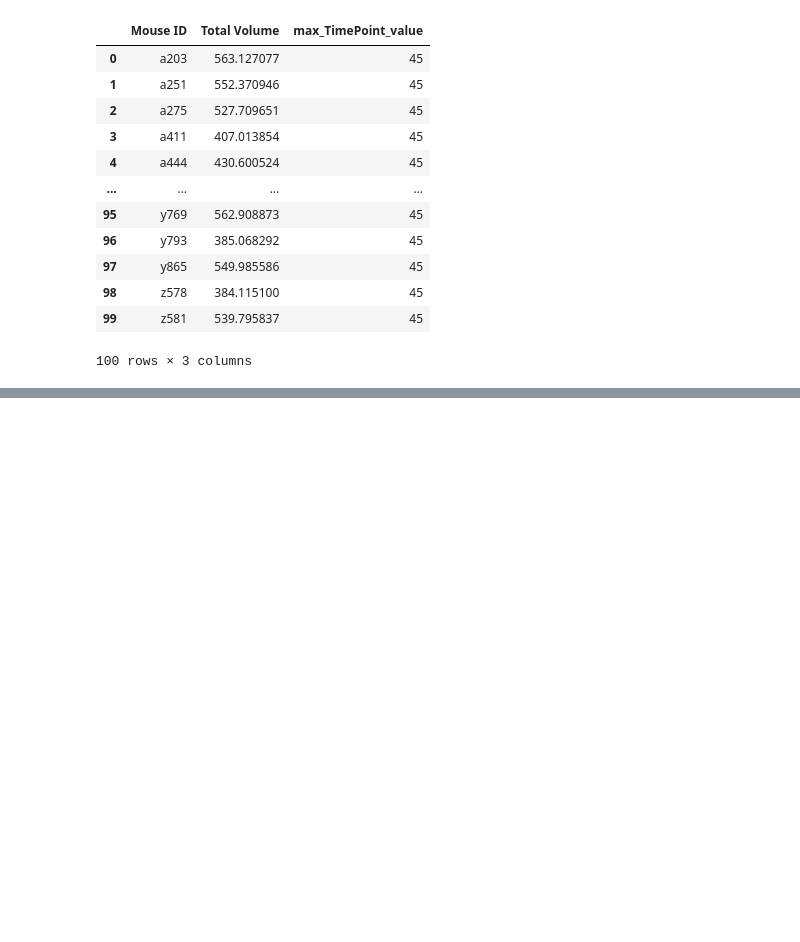
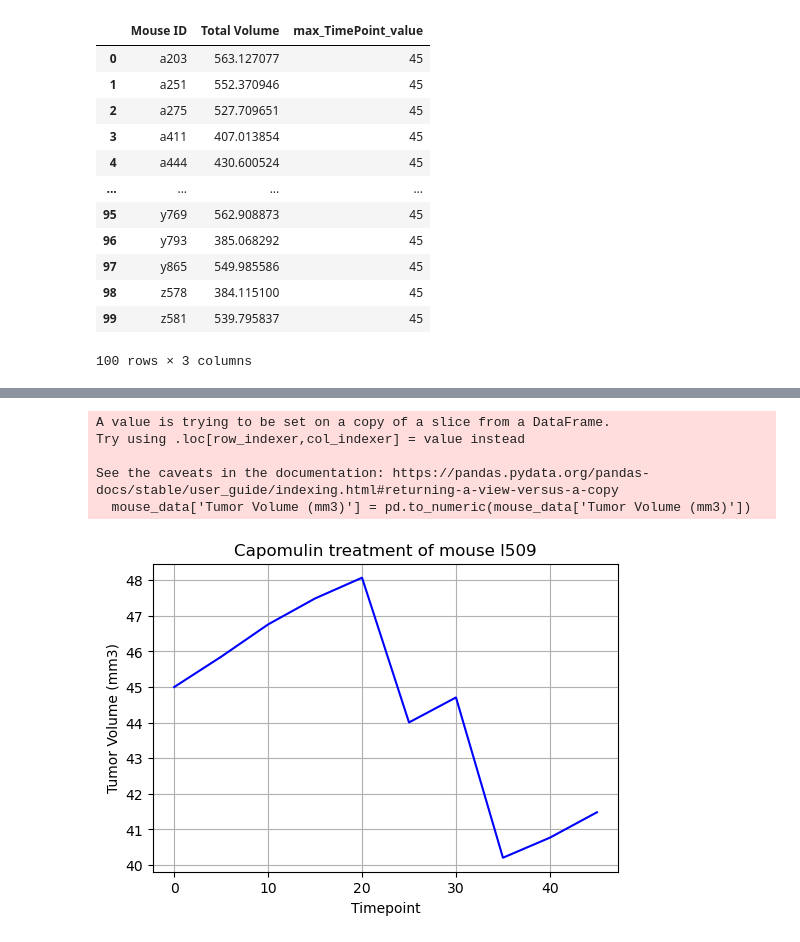
Before and after one commit to spoudel977/data_visualization_challenge, a Jupyter notebook: capomulin_efficacy_analysis.ipynb, the cells around one changed output, grey strips where cells are left out. Cells and saved outputs as stored; diff of their text form; code cells hidden in the pictures; blank space fills up the shorter version.

```diff
--- a/capomulin_efficacy_analysis.ipynb
+++ b/capomulin_efficacy_analysis.ipynb
@@ -379,0 +458,26 @@ print("Potential Outliers:", outliers)
+# %%
+# Select data for a specific mouse treated with Capomulin
+mouse_id = 'l509'
+mouse_data = combined_clean_df[(combined_clean_df['Drug Regimen'] == 'Capomulin') & (combined_clean_df['Mouse ID'] == mouse_id)]
+
+# Convert 'Tumor Volume (mm3)' column to numeric data type
+mouse_data['Tumor Volume (mm3)'] = pd.to_numeric(mouse_data['Tumor Volume (mm3)'])
+
+# Aggregate the data by taking the mean tumor volume for each timepoint
+mouse_data_mean = mouse_data.groupby('Timepoint')['Tumor Volume (mm3)'].mean().reset_index()
+
+# Plot the line plot
+plt.figure(figsize=(6, 4))
+plt.plot(mouse_data_mean['Timepoint'], mouse_data_mean['Tumor Volume (mm3)'], color='b', linestyle='-')
+plt.title(f'Capomulin treatment of mouse {mouse_id}')
+plt.xlabel('Timepoint')
+plt.ylabel('Tumor Volume (mm3)')
+plt.grid(True)
+plt.show()
+# %% [output]
+A value is trying to be set on a copy of a slice from a DataFrame.
+Try using .loc[row_indexer,col_indexer] = value instead
+
+See the caveats in the documentation: https://pandas.pydata.org/pandas-docs/stable/user_guide/indexing.html#returning-a-view-versus-a-copy
+  mouse_data['Tumor Volume (mm3)'] = pd.to_numeric(mouse_data['Tumor Volume (mm3)'])
+[figure, added]
```
Also changed, not shown: parts of 13 cells of this notebook.
